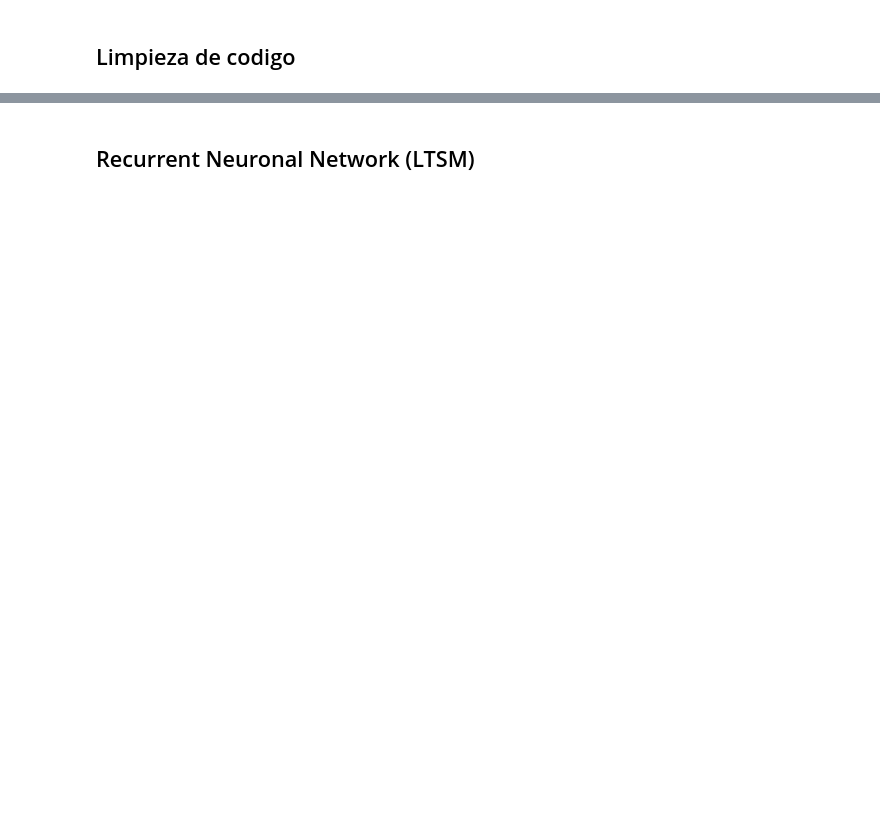
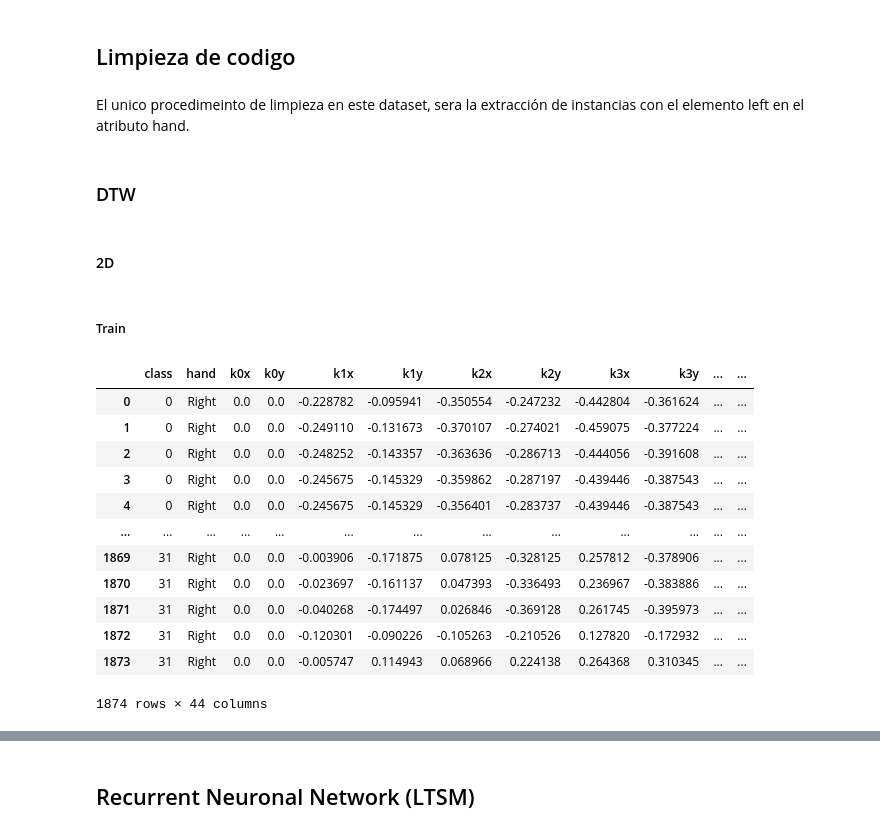
Before and after one commit to XxANTONIO73xX/CDI-Final, a Jupyter notebook: notebooks/notebook.ipynb, the cells around one changed output, grey strips where cells are left out. Saved outputs shown, nothing was run; the diff lists cells and outputs as text; code cells hidden in the pictures; blank space fills up the shorter version.

```diff
--- a/notebooks/notebook.ipynb
+++ b/notebooks/notebook.ipynb
@@ -179,2 +233,40 @@ plt.show()
 # %% [markdown]
 ## Limpieza de codigo
+# %% [markdown]
+El unico procedimeinto de limpieza en este dataset, sera la extracción de instancias con el elemento left en el atributo hand.
+# %% [markdown]
+### DTW
+# %% [markdown]
+#### 2D
+# %% [markdown]
+##### Train
+# %%
+#Datos en 2D
+dataframes = []
+dir_path = '../data/2d_DATA/'
+for folder, i in zip(os.listdir(dir_path), range(len(os.listdir(dir_path)))):
+    path = os.path.join(dir_path, folder)
+    if os.path.isdir(path):
+        for file in os.listdir(path=path):
+            if file.endswith(f'test_{i}.csv') or file.endswith(f'sena2_train_{i}.csv'):
+                continue
+            if file.endswith('.csv'):
+                path_file = os.path.join(path, file)
+                df = pd.read_csv(path_file)
+                dataframes.append(df)
+df_2d_train = pd.concat(dataframes, ignore_index=True)
+df_2d_train
+# %% [output]
+|  | class | hand | k0x | k0y | k1x | k1y | k2x | k2y | k3x | k3y | ... | ... |
+| 0 | 0 | Right | 0.0 | 0.0 | -0.228782 | -0.095941 | -0.350554 | -0.247232 | -0.442804 | -0.361624 | ... | ... |
+| 1 | 0 | Right | 0.0 | 0.0 | -0.249110 | -0.131673 | -0.370107 | -0.274021 | -0.459075 | -0.377224 | ... | ... |
+| 2 | 0 | Right | 0.0 | 0.0 | -0.248252 | -0.143357 | -0.363636 | -0.286713 | -0.444056 | -0.391608 | ... | ... |
+| 3 | 0 | Right | 0.0 | 0.0 | -0.245675 | -0.145329 | -0.359862 | -0.287197 | -0.439446 | -0.387543 | ... | ... |
+| 4 | 0 | Right | 0.0 | 0.0 | -0.245675 | -0.145329 | -0.356401 | -0.283737 | -0.439446 | -0.387543 | ... | ... |
+| ... | ... | ... | ... | ... | ... | ... | ... | ... | ... | ... | ... | ... |
+| 1869 | 31 | Right | 0.0 | 0.0 | -0.003906 | -0.171875 | 0.078125 | -0.328125 | 0.257812 | -0.378906 | ... | ... |
+| 1870 | 31 | Right | 0.0 | 0.0 | -0.023697 | -0.161137 | 0.047393 | -0.336493 | 0.236967 | -0.383886 | ... | ... |
+| 1871 | 31 | Right | 0.0 | 0.0 | -0.040268 | -0.174497 | 0.026846 | -0.369128 | 0.261745 | -0.395973 | ... | ... |
+| 1872 | 31 | Right | 0.0 | 0.0 | -0.120301 | -0.090226 | -0.105263 | -0.210526 | 0.127820 | -0.172932 | ... | ... |
+| 1873 | 31 | Right | 0.0 | 0.0 | -0.005747 | 0.114943 | 0.068966 | 0.224138 | 0.264368 | 0.310345 | ... | ... |
+1874 rows × 44 columns
```
Also changed, not shown: parts of 46 cells of this notebook, 4 other files.
